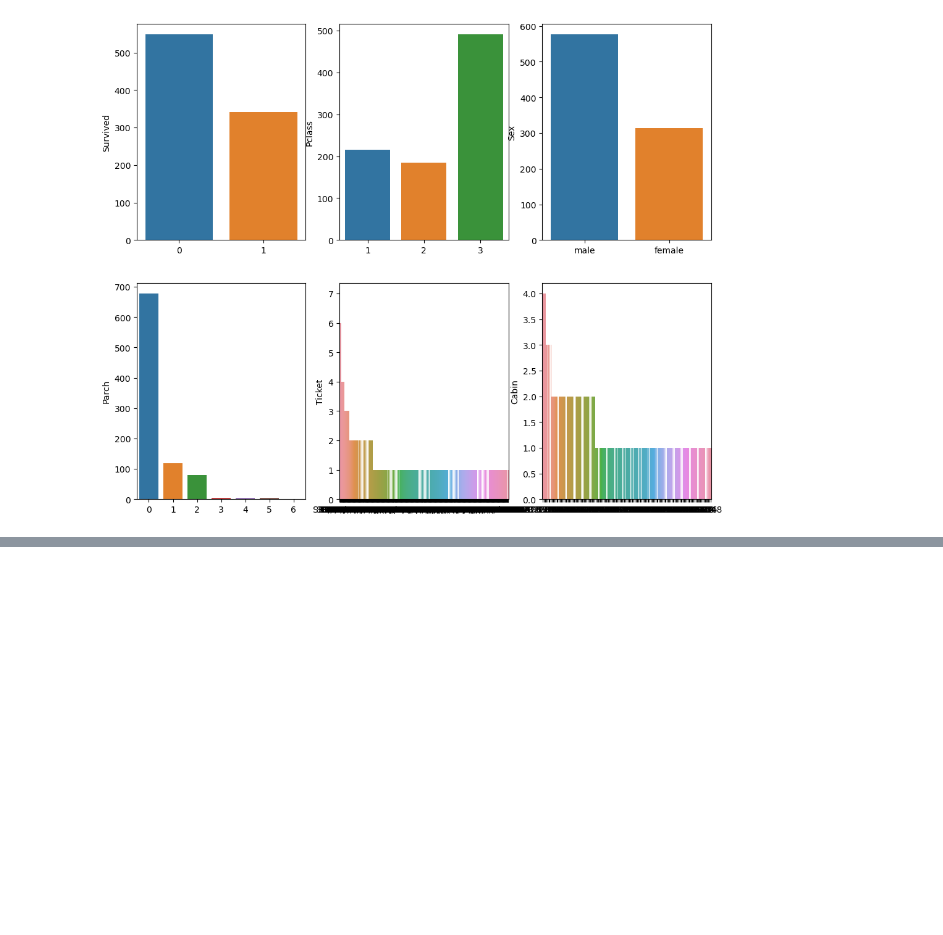
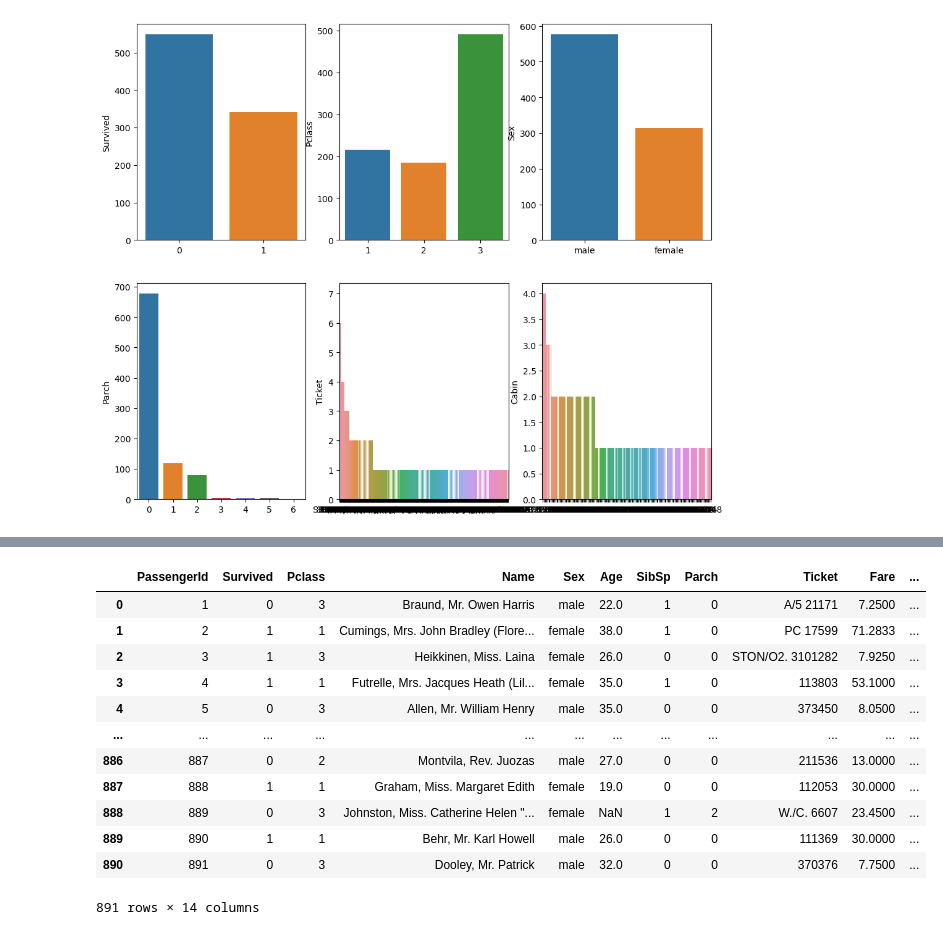
Before and after one commit to amitkr2410/MachineLearning, a Jupyter notebook: TitanicData_DecisionTree_RandomForest/Titanic_DecisionTree_RandomForest.ipynb, the cells around one changed output, grey strips where cells are left out. Saved outputs shown, nothing was run; the diff lists cells and outputs as text; code cells hidden in the pictures; blank space fills up the shorter version.

```diff
--- a/TitanicData_DecisionTree_RandomForest/Titanic_DecisionTree_RandomForest.ipynb
+++ b/TitanicData_DecisionTree_RandomForest/Titanic_DecisionTree_RandomForest.ipynb
@@ -202,0 +254,20 @@ Index(['male', 'female'], dtype='object')
+# %%
+#Feature engineering of categorical variable
+#Looking at Cabin column, we realize, some passengers have multiple cabins. Does this affect survival rate
+# Let's count number of cabins for each passenger using ReGex (regular expression)
+NumberOfCabin = train_pd['Cabin'].apply(lambda x: 0 if pd.isna(x) else len(x.split(' ')) )
+#print(p.value_counts())
+#for i in range(0,800):
+#    print(train_pd['Cabin'].iloc[i], p[i], "\n")
+print(NumberOfCabin.value_counts())
+
+train_pd_new = train_pd
+train_pd_new['NumberOfCabin'] = NumberOfCabin
+display(train_pd_new.head())
+
+pd.pivot_table(train_pd_new, values='Ticket', index='Survived', columns='NumberOfCabin', aggfunc='count')
+
+#same transformation on test data
+NumberOfCabinTest = test_pd['Cabin'].apply(lambda x: 0 if pd.isna(x) else len(x.split(' ')) )
+test_pd_new = test_pd
+test_pd_new['NumberOfCabin'] = NumberOfCabinTest
@@ -202,0 +287,22 @@ Index(['male', 'female'], dtype='object')
+# %%
+#Create a new column based on the cabin letter
+train_pd_new['CabinLetter'] = train_pd_new['Cabin'].apply(lambda x: str(x)[0])
+display(train_pd_new)
+
+
+#Apply same transformation on test data
+test_pd_new['CabinLetter'] = test_pd_new['Cabin'].apply(lambda x: str(x)[0])
+# %% [output]
+|  | PassengerId | Survived | Pclass | Name | Sex | Age | SibSp | Parch | Ticket | Fare | ... |
+| 0 | 1 | 0 | 3 | Braund, Mr. Owen Harris | male | 22.0 | 1 | 0 | A/5 21171 | 7.2500 | ... |
+| 1 | 2 | 1 | 1 | Cumings, Mrs. John Bradley (Flore... | female | 38.0 | 1 | 0 | PC 17599 | 71.2833 | ... |
+| 2 | 3 | 1 | 3 | Heikkinen, Miss. Laina | female | 26.0 | 0 | 0 | STON/O2. 3101282 | 7.9250 | ... |
+| 3 | 4 | 1 | 1 | Futrelle, Mrs. Jacques Heath (Lil... | female | 35.0 | 1 | 0 | 113803 | 53.1000 | ... |
+| 4 | 5 | 0 | 3 | Allen, Mr. William Henry | male | 35.0 | 0 | 0 | 373450 | 8.0500 | ... |
+| ... | ... | ... | ... | ... | ... | ... | ... | ... | ... | ... | ... |
+| 886 | 887 | 0 | 2 | Montvila, Rev. Juozas | male | 27.0 | 0 | 0 | 211536 | 13.0000 | ... |
+| 887 | 888 | 1 | 1 | Graham, Miss. Margaret Edith | female | 19.0 | 0 | 0 | 112053 | 30.0000 | ... |
+| 888 | 889 | 0 | 3 | Johnston, Miss. Catherine Helen "... | female | NaN | 1 | 2 | W./C. 6607 | 23.4500 | ... |
+| 889 | 890 | 1 | 1 | Behr, Mr. Karl Howell | male | 26.0 | 0 | 0 | 111369 | 30.0000 | ... |
+| 890 | 891 | 0 | 3 | Dooley, Mr. Patrick | male | 32.0 | 0 | 0 | 370376 | 7.7500 | ... |
+891 rows × 14 columns
```
Also changed, not shown: parts of 14 cells of this notebook.
